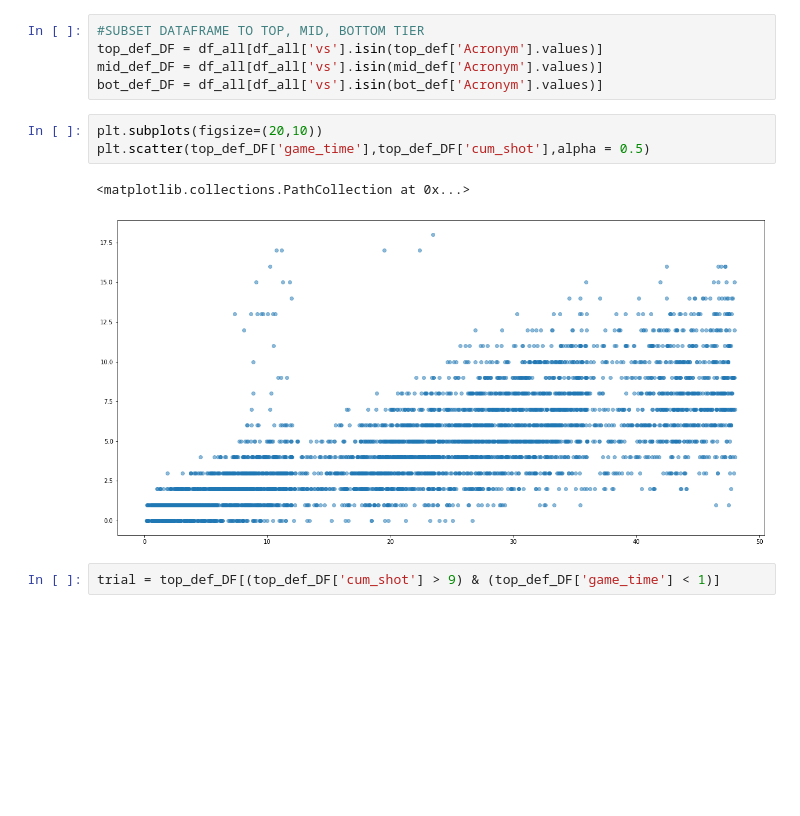
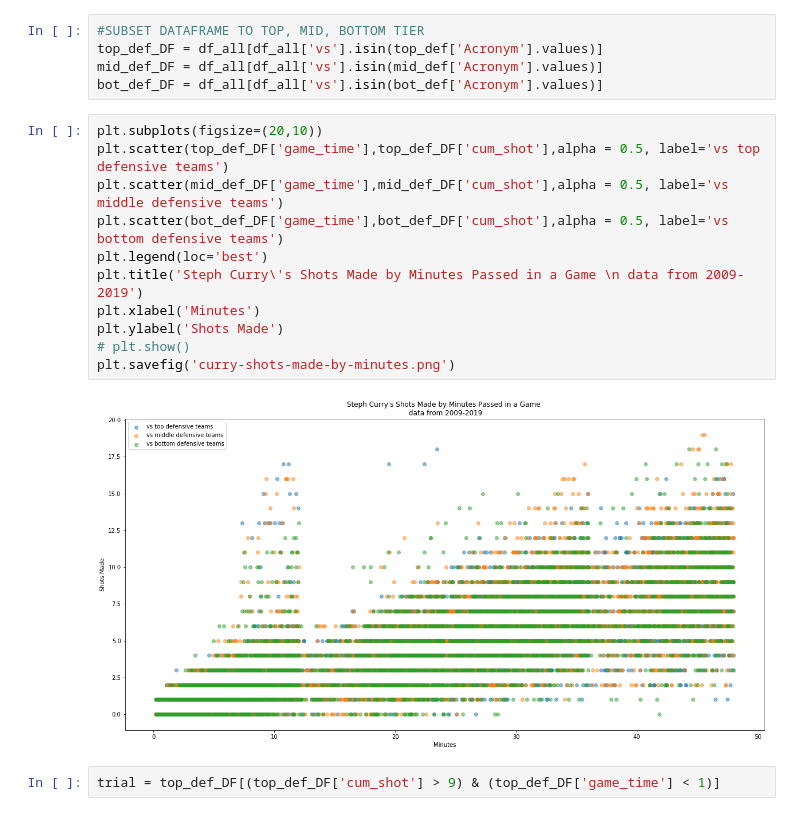
Before and after one commit to Fluffisaurus/player-performance-projection, a Jupyter notebook: scripts/combine_shooting_data.ipynb, the cells around one changed output. Cells and saved outputs as stored; diff of their text form; blank space fills up the shorter version.

Commit message:
Combined shots made graph

```diff
--- a/scripts/combine_shooting_data.ipynb
+++ b/scripts/combine_shooting_data.ipynb
@@ -174,12 +174,19 @@ bot_def = def_rating.iloc[19:30]
 top_def_DF = df_all[df_all['vs'].isin(top_def['Acronym'].values)]
 mid_def_DF = df_all[df_all['vs'].isin(mid_def['Acronym'].values)]
 bot_def_DF = df_all[df_all['vs'].isin(bot_def['Acronym'].values)]
-# %%
-plt.subplots(figsize=(20,10))
-plt.scatter(top_def_DF['game_time'],top_def_DF['cum_shot'],alpha = 0.5)
-# %% [output]
-<matplotlib.collections.PathCollection at 0x...>
-[figure, removed]
+# %%
+plt.subplots(figsize=(20,10))
+plt.scatter(top_def_DF['game_time'],top_def_DF['cum_shot'],alpha = 0.5, label='vs top defensive teams')
+plt.scatter(mid_def_DF['game_time'],mid_def_DF['cum_shot'],alpha = 0.5, label='vs middle defensive teams')
+plt.scatter(bot_def_DF['game_time'],bot_def_DF['cum_shot'],alpha = 0.5, label='vs bottom defensive teams')
+plt.legend(loc='best')
+plt.title('Steph Curry\'s Shots Made by Minutes Passed in a Game \n data from 2009-2019')
+plt.xlabel('Minutes')
+plt.ylabel('Shots Made')
+# plt.show()
+plt.savefig('curry-shots-made-by-minutes.png')
+# %% [output]
+[figure, added]
 # %%
 trial = top_def_DF[(top_def_DF['cum_shot'] > 9) & (top_def_DF['game_time'] < 1)]
 # %%
```
Also changed, not shown: 1 other file.
